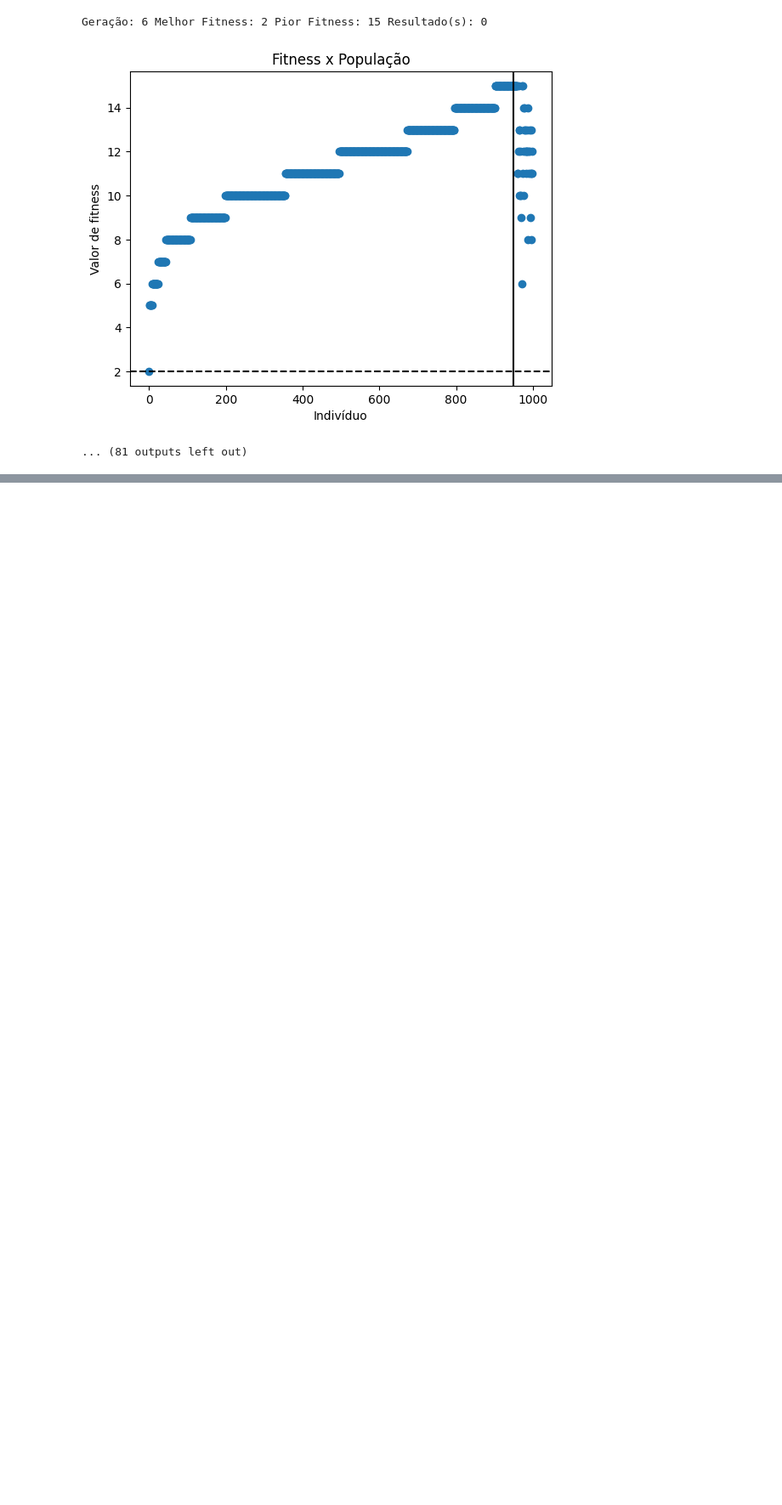
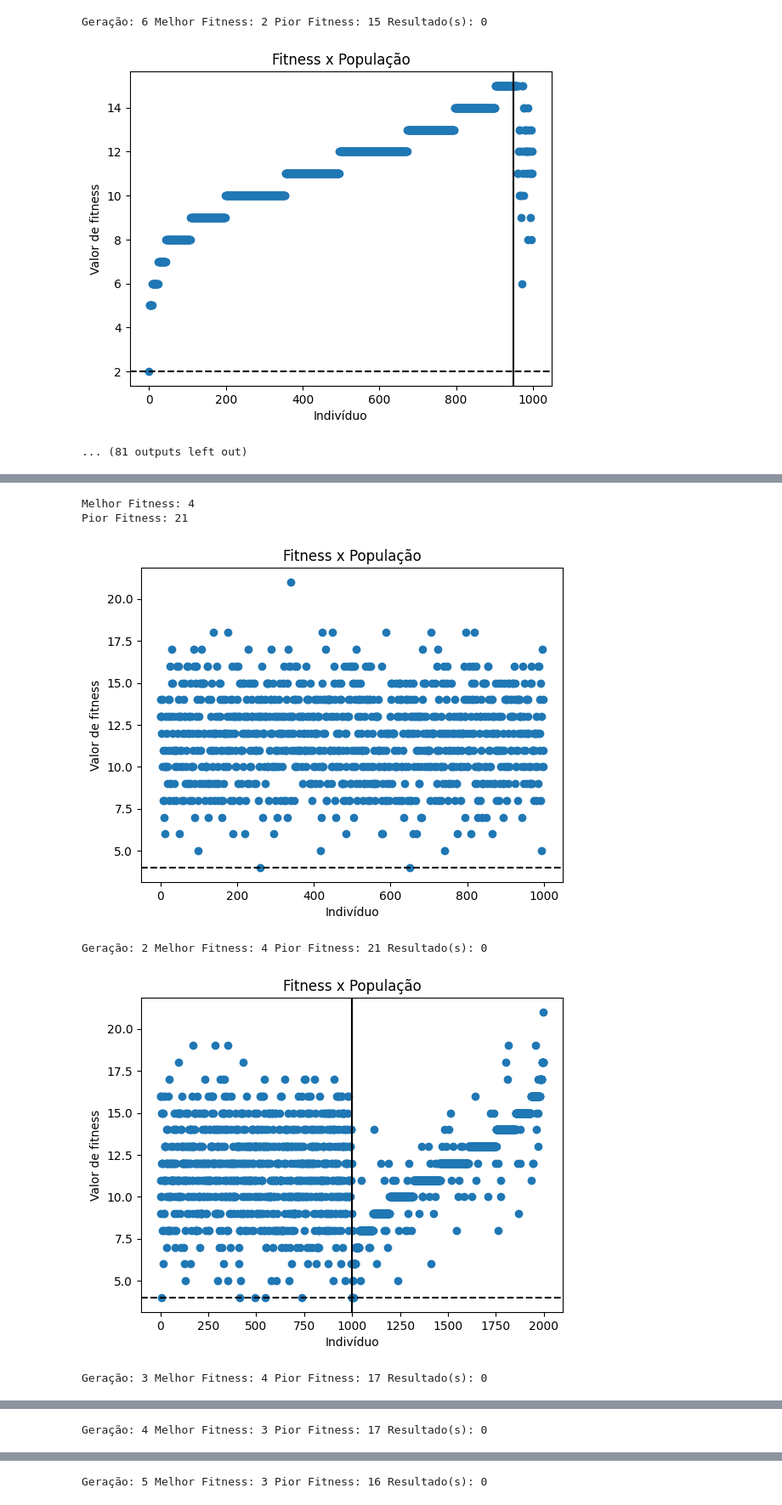
Before and after one commit to fhfmendes04/Awesome-LLM, a Jupyter notebook: Algoritmo_Genético_oito_rainhas.ipynb, the cells around one changed output, grey strips where cells are left out. Shown at 85% size. Saved outputs shown, nothing was run; the diff lists cells and outputs as text; code cells hidden in the pictures; blank space fills up the shorter version.

```diff
--- a/Algoritmo_Genético_oito_rainhas.ipynb
+++ b/Algoritmo_Genético_oito_rainhas.ipynb
@@ -253,0 +363,18 @@ Geração: 6 Melhor Fitness: 2 Pior Fitness: 15 Resultado(s): 0
+# %%
+tabuleiro = 8
+solucao = algoritmo_genetico_basico(numero_geracoes = 1000, tamanho_populacao=1000,
+                            probabilidade_mutacao = 0.5,
+                            tabuleiro=tabuleiro, resultados = 3)
+
+print('Quantos resultados:', len(solucao))
+for s in solucao:
+  print('Fitness:', fitness(tabuleiro, s))
+  print(s)
+  print('_____________')
+# %% [output]
+Melhor Fitness: 4
+Pior Fitness: 21
+[figure, added]
+Geração: 2 Melhor Fitness: 4 Pior Fitness: 21 Resultado(s): 0
+[figure, added]
+Geração: 3 Melhor Fitness: 4 Pior Fitness: 17 Resultado(s): 0
@@ -253,0 +382 @@ Geração: 6 Melhor Fitness: 2 Pior Fitness: 15 Resultado(s): 0
+Geração: 4 Melhor Fitness: 3 Pior Fitness: 17 Resultado(s): 0
@@ -253,0 +384 @@ Geração: 6 Melhor Fitness: 2 Pior Fitness: 15 Resultado(s): 0
+Geração: 5 Melhor Fitness: 3 Pior Fitness: 16 Resultado(s): 0
```
Also changed, not shown: parts of 3 cells of this notebook.
